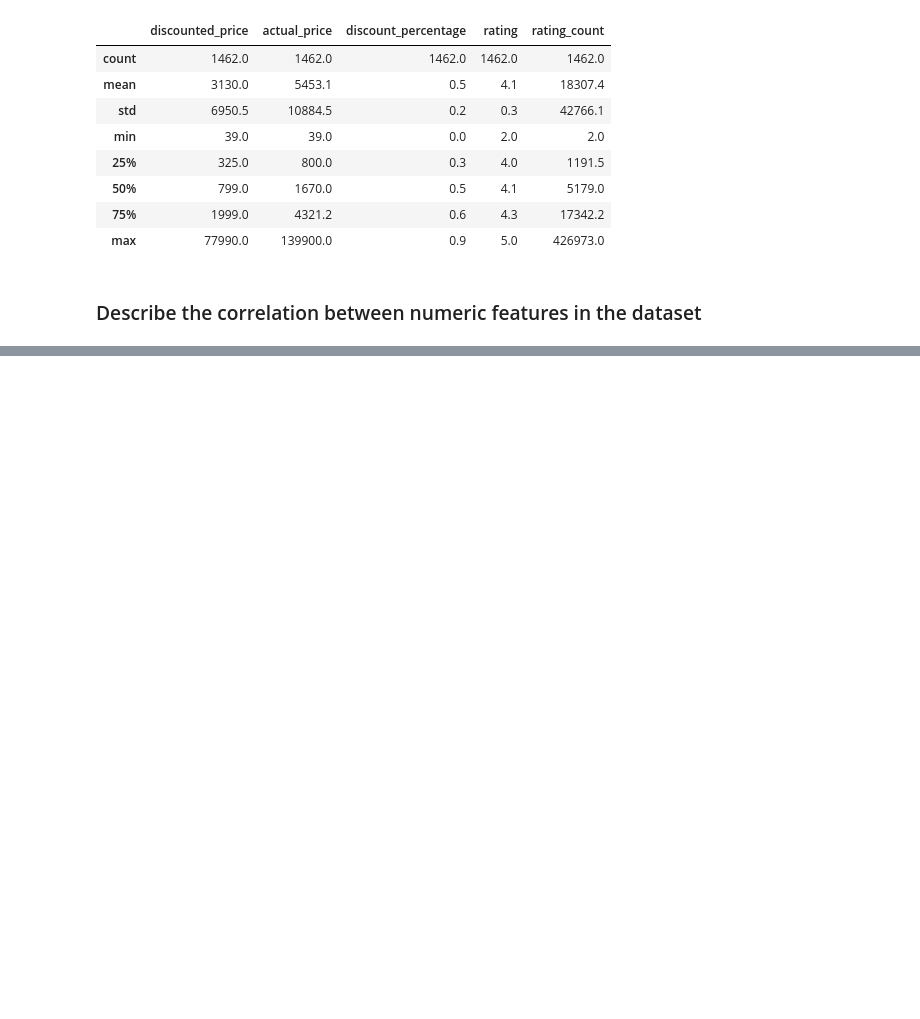
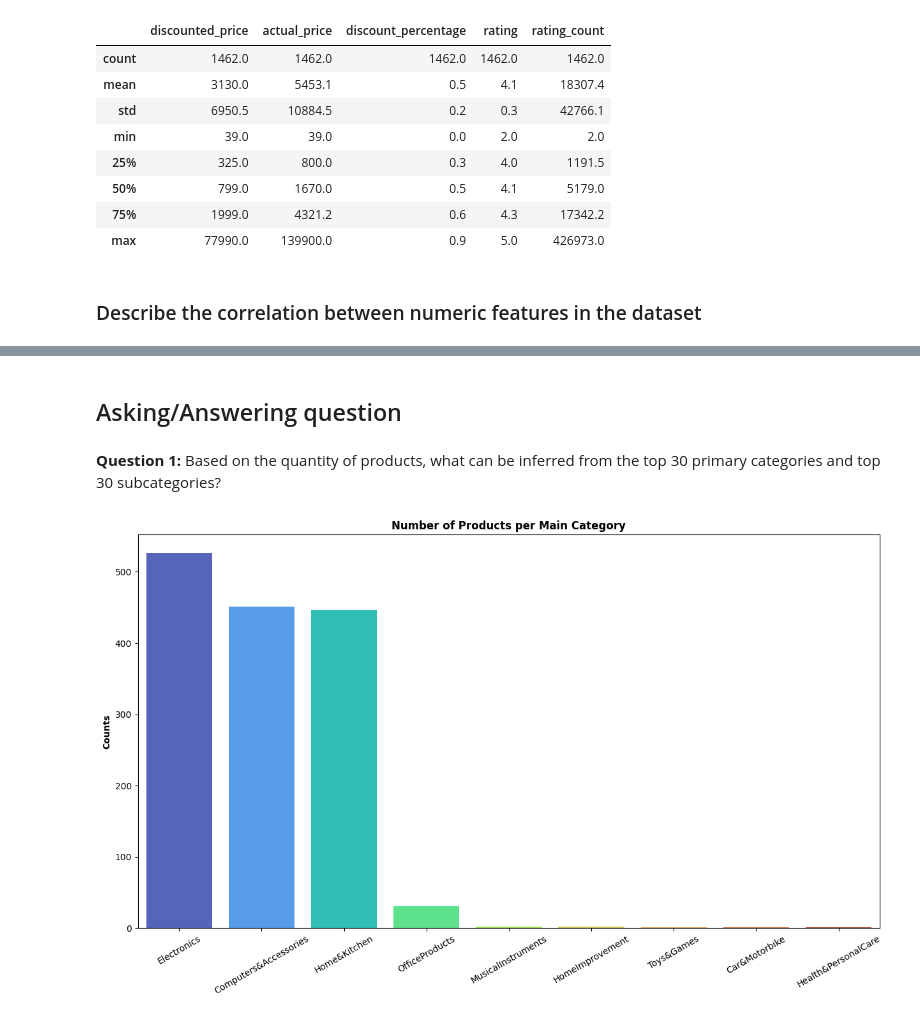
Before and after one commit to buijoe123145/Final_project---Progamming-for-data-science, a Jupyter notebook: src/Final_project.ipynb, the cells around one changed output, grey strips where cells are left out. Saved outputs shown, nothing was run; the diff lists cells and outputs as text; code cells hidden in the pictures; blank space fills up the shorter version.

```diff
--- a/src/Final_project.ipynb
+++ b/src/Final_project.ipynb
@@ -304,0 +324,4 @@ plt.show()
+# %%
+amazon_df['main_category'] = amazon_df['category'].str.split('|').str[0]
+amazon_df['sub_category'] = amazon_df['category'].str.split('|').str[-1]
+amazon_df.head()
@@ -304,0 +335,18 @@ plt.show()
+# %% [markdown]
+## Asking/Answering question
+# %% [markdown]
+**Question 1:** Based on the quantity of products, what can be inferred from the top 30 primary categories and top 30 subcategories?
+# %%
+main_category_counts = amazon_df['main_category'].value_counts()[:30]
+categories = main_category_counts.index
+counts = main_category_counts.values
+
+plt.figure(figsize=(15, 8))
+sns.barplot(x=categories, y=counts, palette='turbo')
+plt.xticks(rotation=30)
+plt.ylabel('Counts',fontweight='bold')
+plt.xlabel(None)
+plt.title('Number of Products per Main Category',fontweight='bold')
+plt.show()
+# %% [output]
+[figure, added]
```
Also changed, not shown: parts of 12 cells of this notebook.
